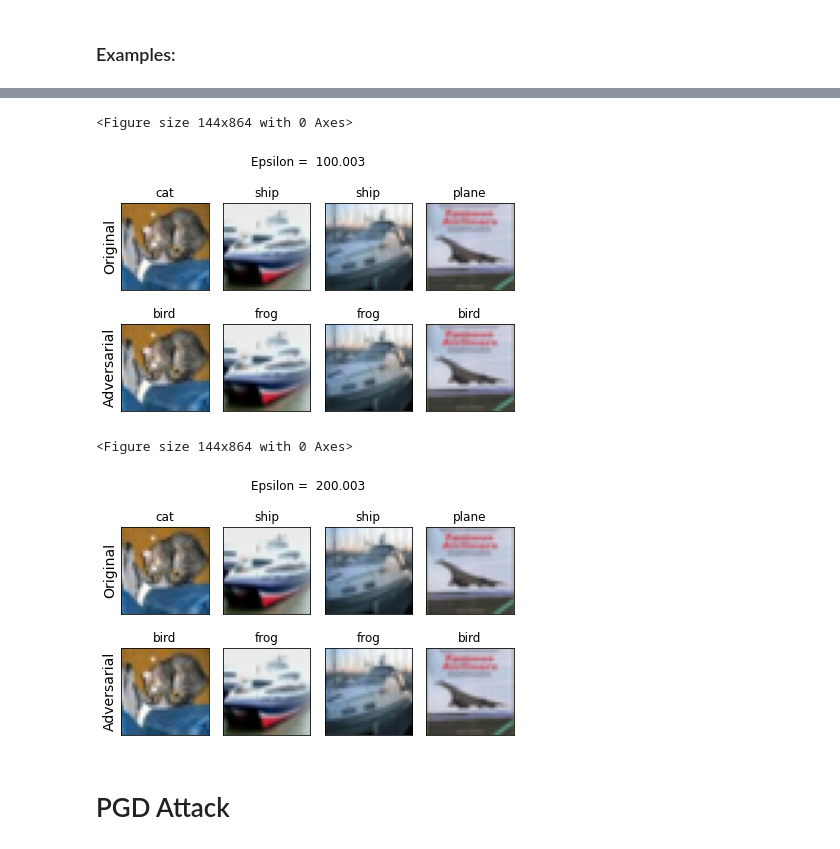
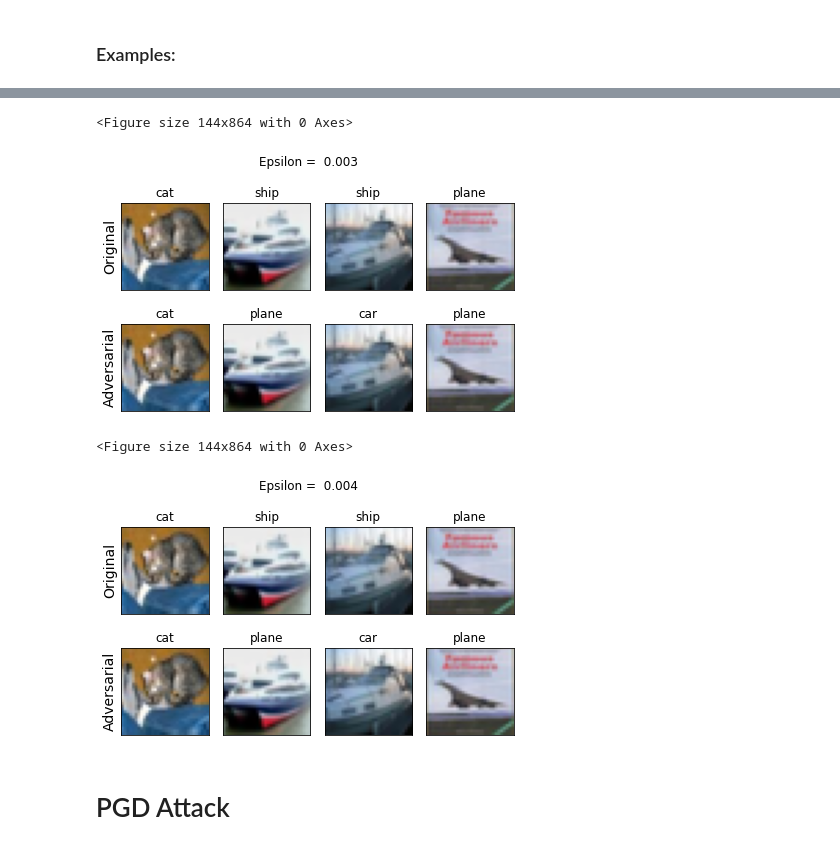
Before and after one commit to MaoMaoCV/CIFAR-10Adv, a Jupyter notebook: CIFAR10_ADV.ipynb, the cells around one changed output, grey strips where cells are left out. Drawn from its saved outputs; the diff is of its cells as text; code cells hidden in the pictures.

```diff
--- a/CIFAR10_ADV.ipynb
+++ b/CIFAR10_ADV.ipynb
@@ -85,5 +93,35 @@ def test_acc(model, testloader, n_image = 100, show_test_images = False, adv_ima
         return test_accuracy, p_labels, test_images
     else:
         return test_accuracy, p_labels
+# %%
+def test_acc_new(model, testloader, n_image = 100, save_test_images = False):
+    correct = 0
+    total = 0
+    p_labels = []
+    for data in testloader:
+        images, labels = data
+        if save_test_images:
+            if total == 0:
+                save_images = images
+            else:
+                save_images.add(images)
+        outputs = model(images)
+        _, predicted = torch.max(outputs.data, 1)
+        if total < n_image:
+            total += labels.size(0)
+            p_labels.append(predicted)
+        else:
+            break
+        correct += (predicted == labels).sum().item()
+        if total % 40 == 0:
+            print("Iterations:{} / {} \n Test Accuracy = {} / {} = {}".format(total, n_image,  correct, total, str(correct / total)[:4]))
+
+    test_accuracy = (100.0 * correct / total)
+    print('Accuracy of the network on the', total, "images is: ", test_accuracy, '%')
+    print("Saving test images = ", save_test_images)
+    if save_test_images == True:
+        return test_accuracy, p_labels, save_images
+    else:
+        return test_accuracy, p_labels
 # %%
 #print(test_accuracy)
@@ -108,0 +129,2 @@ Return test images =  True
+# %%
+test_accuracy, resnet56_labels, orig = test_acc_new(model, testloader, mt, True)
@@ -123,13 +153,13 @@ for data in testloader:
 # %%
 test_loader_1=torch.utils.data.DataLoader(testset,batch_size=1,shuffle=True)
 epsilons = []
-init_eps = 100.003
-step = 100
+init_eps = 0.003
+step = 0.001
 n_step = 2
 for i in range(n_step):
     epsilons.append(init_eps + i*step)
 visual_examples = 5
-examples = []
+fgsm_examples = []
 accuracies = []
 
 # Run test for each epsilon
@@ -139,6 +169,6 @@ for eps in epsilons:
     adv_images = attack(images, labels)
     acc, fgsm_labels , a_images= test_acc(model, testloader, mt, True, adv_images)
     accuracies.append(acc)
-    examples.append(a_images)
+    fgsm_examples.append(a_images)
 # %% [output]
 -----------------------------------------------------
@@ -221,23 +253,23 @@ GroundTruth:    cat  ship  ship plane
 # %%
 for i,epsilon in enumerate(epsilons):
   plt.figure(figsize=(2,12))
   fig, axs = plt.subplots(2, visual_examples - 1)
   fig.suptitle("Epsilon =  {}".format(epsilon))
-  for j in range(len(examples[i])):
-    adv_ex = examples[i][j]
+  for j in range(len(fgsm_examples[i])):
+    adv_ex = fgsm_examples[i][j]
     ax1 = axs[0, j]
     ax2 = axs[1, j]
     ax_imshow(ax1, orig[j], resnet56_labels[0][j])
     ax_imshow(ax2, adv_ex, fgsm_labels[i][j])
     if j == 0:
       ax1.set_ylabel('Original', fontsize=14)
       ax2.set_ylabel('Adversarial', fontsize=14)
     plt.tight_layout()
 # %% [output]
 <Figure size 144x864 with 0 Axes>
-[figure, old version]
+[figure, new version]
 <Figure size 144x864 with 0 Axes>
-[figure, old version]
+[figure, new version]
 # %% [markdown]
 # PGD Attack
 # %% [markdown]
```
Also changed, not shown: parts of 27 cells of this notebook.
